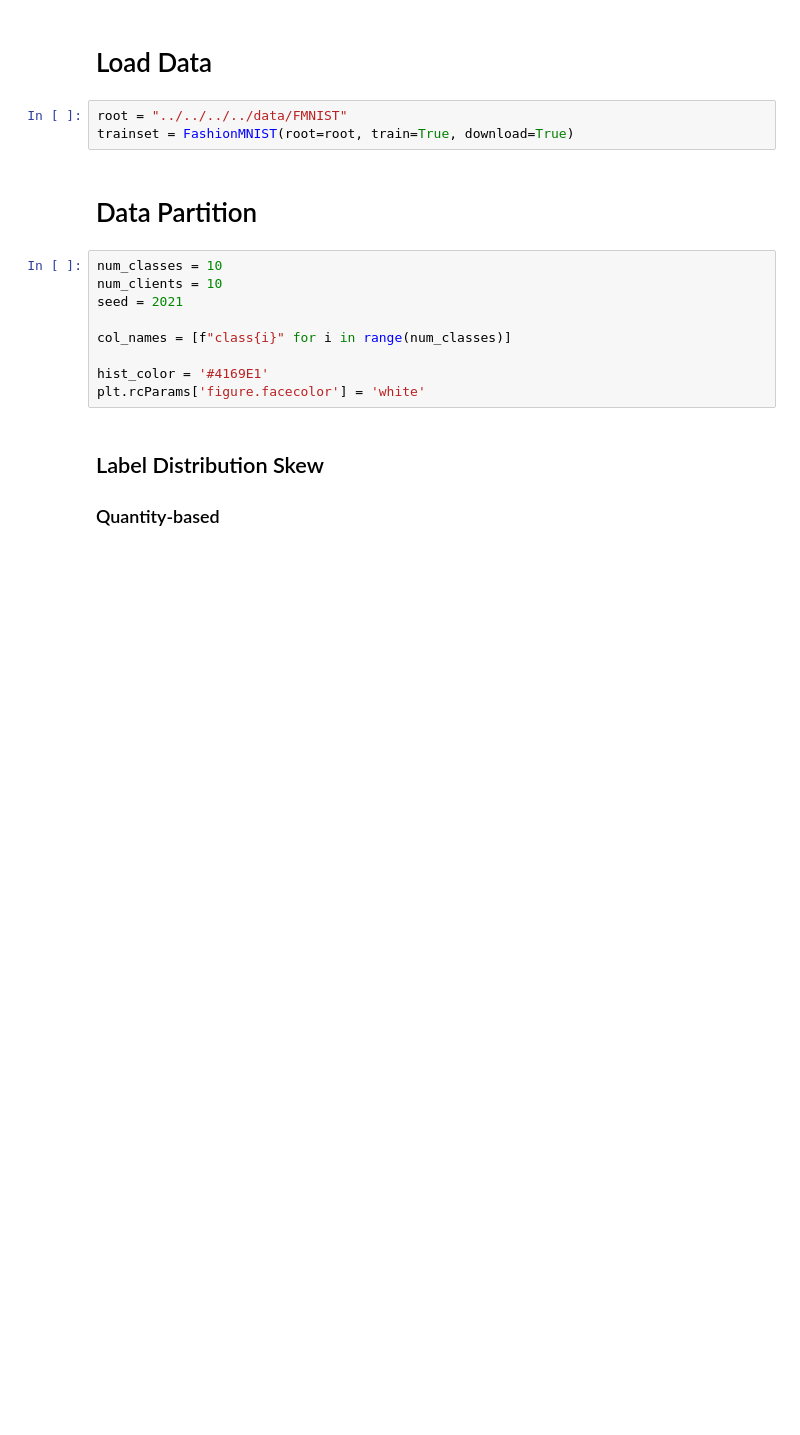
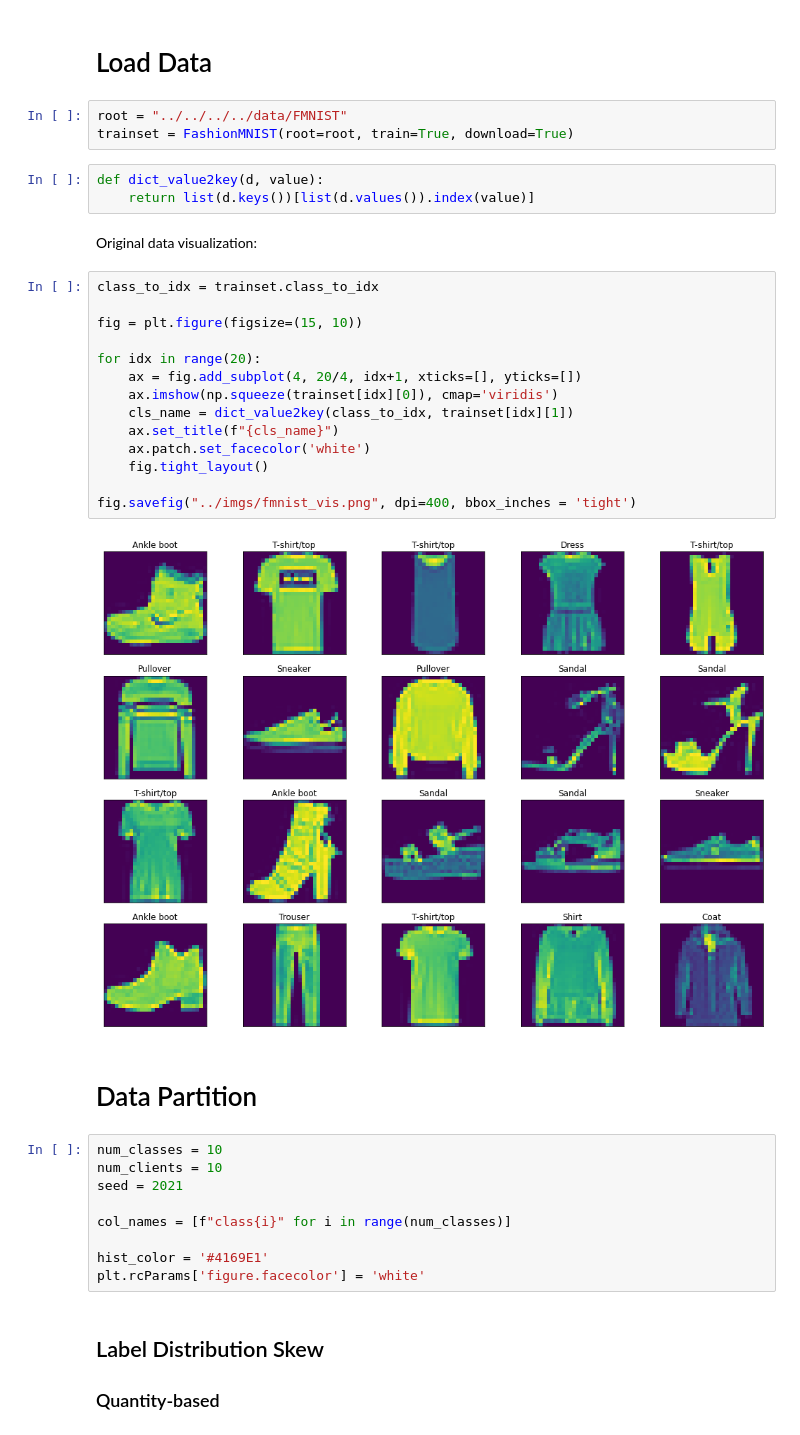
Before and after one commit to SMILELab-FL/FedLab-benchmarks, a Jupyter notebook: fedlab_benchmarks/datasets/fmnist/fmnist_tutorial.ipynb, the cells around one changed output. Saved outputs shown, nothing was run; the diff lists cells and outputs as text; blank space fills up the shorter version.

```diff
--- a/fedlab_benchmarks/datasets/fmnist/fmnist_tutorial.ipynb
+++ b/fedlab_benchmarks/datasets/fmnist/fmnist_tutorial.ipynb
@@ -22,6 +23,27 @@ from torchvision.datasets import FashionMNIST
 # %%
 root = "../../../../data/FMNIST"
 trainset = FashionMNIST(root=root, train=True, download=True)
+# %%
+def dict_value2key(d, value):
+    return list(d.keys())[list(d.values()).index(value)]
+# %% [markdown]
+Original data visualization:
+# %%
+class_to_idx = trainset.class_to_idx
+
+fig = plt.figure(figsize=(15, 10))
+
+for idx in range(20):
+    ax = fig.add_subplot(4, 20/4, idx+1, xticks=[], yticks=[])
+    ax.imshow(np.squeeze(trainset[idx][0]), cmap='viridis')
+    cls_name = dict_value2key(class_to_idx, trainset[idx][1])
+    ax.set_title(f"{cls_name}")
+    ax.patch.set_facecolor('white')
+    fig.tight_layout()
+
+fig.savefig("../imgs/fmnist_vis.png", dpi=400, bbox_inches = 'tight')
+# %% [output]
+[figure, added]
 # %% [markdown]
 # Data Partition
 # %%
```
Also changed, not shown: parts of 5 cells of this notebook, 11 other files.
